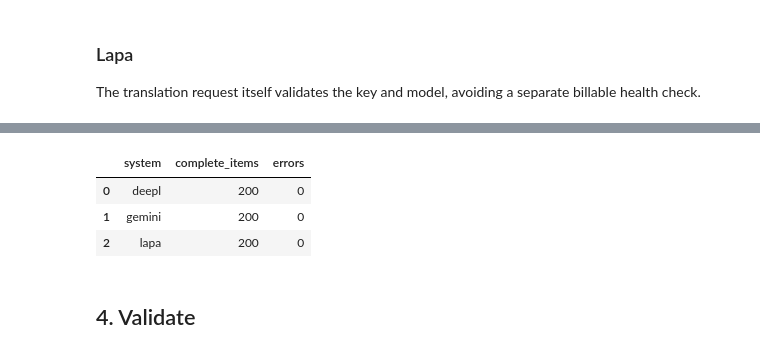
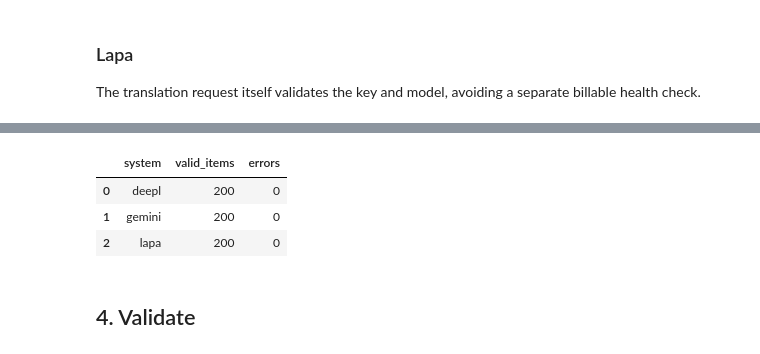
Before and after one commit to reirei-00/fair_forget, a Jupyter notebook: notebooks/executed/winobias_translation_comparison_200.ipynb, the cells around one changed output, grey strips where cells are left out. Drawn from its saved outputs; the diff is of its cells as text; code cells hidden in the pictures.

Commit message:
wino bias translation

```diff
--- a/notebooks/executed/winobias_translation_comparison_200.ipynb
+++ b/notebooks/executed/winobias_translation_comparison_200.ipynb
@@ -441,6 +489,21 @@ def save_translations(frame: pd.DataFrame) -> None:
     frame.to_csv(TRANSLATIONS_PATH, index=False, encoding="utf-8-sig")
 
 
+def cached_translation(frame: pd.DataFrame, index: int, system: str) -> dict[str, str]:
+    return {field: str(frame.at[index, f"{system}_{field}_uk"]).strip() for field in FIELDS}
+
+
+def cached_translation_valid(frame: pd.DataFrame, index: int, system: str) -> bool:
+    candidate = cached_translation(frame, index, system)
+    if not all(candidate.values()):
+        return False
+    try:
+        validate_benchmark_translation(frame.loc[index], candidate)
+    except ValueError:
+        return False
+    return True
+
+
 def run_translator(
     system: str,
     translate_one: Translator,
@@ -449,10 +512,12 @@ def run_translator(
 ) -> None:
     columns = OUTPUT_COLUMNS[system]
     for index, row in translations.iterrows():
-        if all(str(translations.at[index, column]).strip() for column in columns):
+        if cached_translation_valid(translations, index, system):
             continue
+        translations.loc[index, columns] = ""
         try:
             translated = validate_translation(translate_one(row))
+            translated = validate_benchmark_translation(row, translated)
             for field in FIELDS:
                 translations.at[index, f"{system}_{field}_uk"] = translated[field]
             translations.at[index, f"{system}_error"] = ""
@@ -465,8 +530,10 @@ def run_translator(
             save_translations(translations)
         time.sleep(delay_seconds)
 
-    complete = translations[columns].ne("").all(axis=1).sum()
-    print(f"{system}: {complete}/{len(translations)} items complete")
+    complete = sum(
+        cached_translation_valid(translations, index, system) for index in translations.index
+    )
+    print(f"{system}: {complete}/{len(translations)} structurally valid items")
 
 
 translations = read_saved_translations()
@@ -591,20 +787,24 @@ lapa: 200/200 items complete
 # %%
 translation_status = pd.DataFrame(
     {
         "system": SYSTEMS,
-        "complete_items": [
-            int(translations[OUTPUT_COLUMNS[system]].ne("").all(axis=1).sum()) for system in SYSTEMS
+        "valid_items": [
+            sum(
+                cached_translation_valid(translations, index, system)
+                for index in translations.index
+            )
+            for system in SYSTEMS
         ],
         "errors": [
             int(translations[f"{system}_error"].str.strip().ne("").sum()) for system in SYSTEMS
         ],
     }
 )
 display(translation_status)
-if translation_status["complete_items"].ne(len(translations)).any():
+if translation_status["valid_items"].ne(len(translations)).any():
     raise RuntimeError("Complete every provider translation before validation and scoring")
 # %% [output]
-|  | system | complete_items | errors |
+|  | system | valid_items | errors |
 | 0 | deepl | 200 | 0 |
 | 1 | gemini | 200 | 0 |
 | 2 | lapa | 200 | 0 |
```
Also changed, not shown: parts of 18 cells of this notebook, 7 other files.
